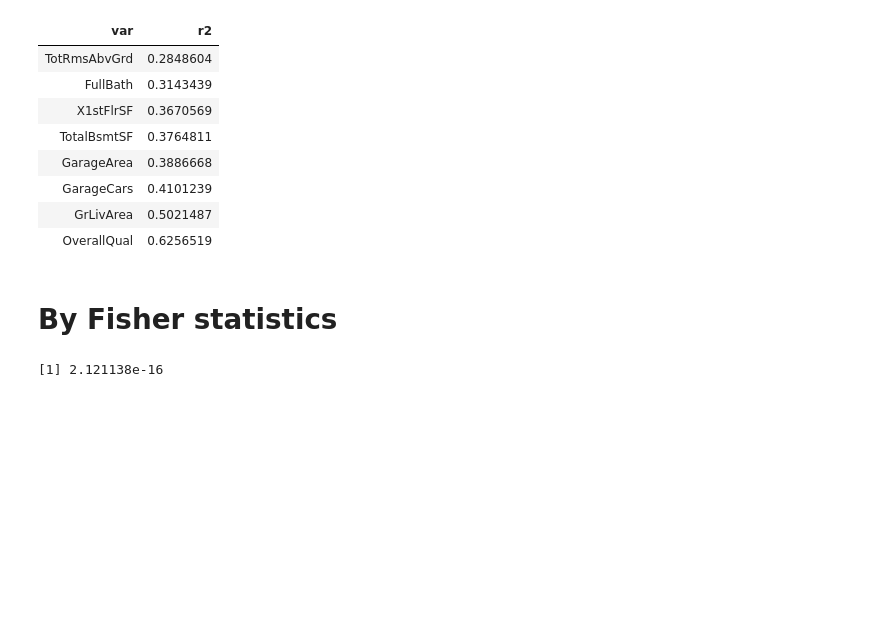
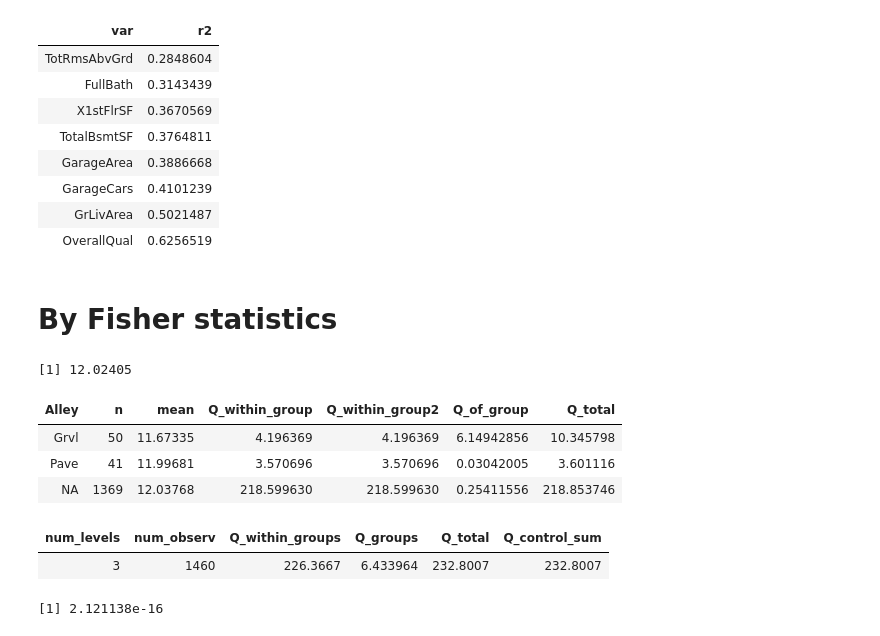
Before and after one commit to MatrixNorm/kaggle, a Jupyter notebook: rbooks/house_prices/01_first_look.ipynb, the cells around one changed output. Cells and saved outputs as stored; diff of their text form; code cells hidden in the pictures; blank space fills up the shorter version.

```diff
--- a/rbooks/house_prices/01_first_look.ipynb
+++ b/rbooks/house_prices/01_first_look.ipynb
@@ -342,6 +342,53 @@ numeric_vars_by_r2 %>% tail(8)
 | OverallQual | 0.6256519 |
 # %% [markdown]
 # By Fisher statistics
+# %%
+df <-
+    categ_data %>%
+    select(Alley, SalePrice) %>%
+    filter(!is.na(SalePrice)) %>%
+    mutate(
+        price_log = log(SalePrice)
+    ) %>%
+    select(-SalePrice)
+
+global_mean <- mean(df[,'price_log'][[1]])
+global_mean
+
+df %>%
+group_by(Alley) %>%
+mutate(
+    avg = mean(price_log)
+) %>%
+summarise(
+    n = n(),
+    mean = mean(price_log),
+    Q_within_group = sum( (price_log - mean)**2 ),
+    Q_within_group2 = sum( (price_log - avg)**2 ),
+    Q_of_group = n * (mean - global_mean)**2,
+    Q_total = sum( (price_log - global_mean)**2 )
+) -> x
+
+x
+
+x %>%
+ungroup %>%
+summarise(
+    num_levels = n(),
+    num_observ = sum(n),
+    Q_within_groups = sum(Q_within_group),
+    Q_groups = sum(Q_of_group),
+    Q_total = sum(Q_total),
+    Q_control_sum = Q_groups + Q_within_groups
+)
+# %% [output]
+[1] 12.02405
+| Alley | n | mean | Q_within_group | Q_within_group2 | Q_of_group | Q_total |
+| Grvl | 50 | 11.67335 | 4.196369 | 4.196369 | 6.14942856 | 10.345798 |
+| Pave | 41 | 11.99681 | 3.570696 | 3.570696 | 0.03042005 | 3.601116 |
+| NA | 1369 | 12.03768 | 218.599630 | 218.599630 | 0.25411556 | 218.853746 |
+| num_levels | num_observ | Q_within_groups | Q_groups | Q_total | Q_control_sum |
+| 3 | 1460 | 226.3667 | 6.433964 | 232.8007 | 232.8007 |
 # %%
 source('main.R')
 
```
Also changed, not shown: parts of 1 cell of this notebook, 3 other files.
